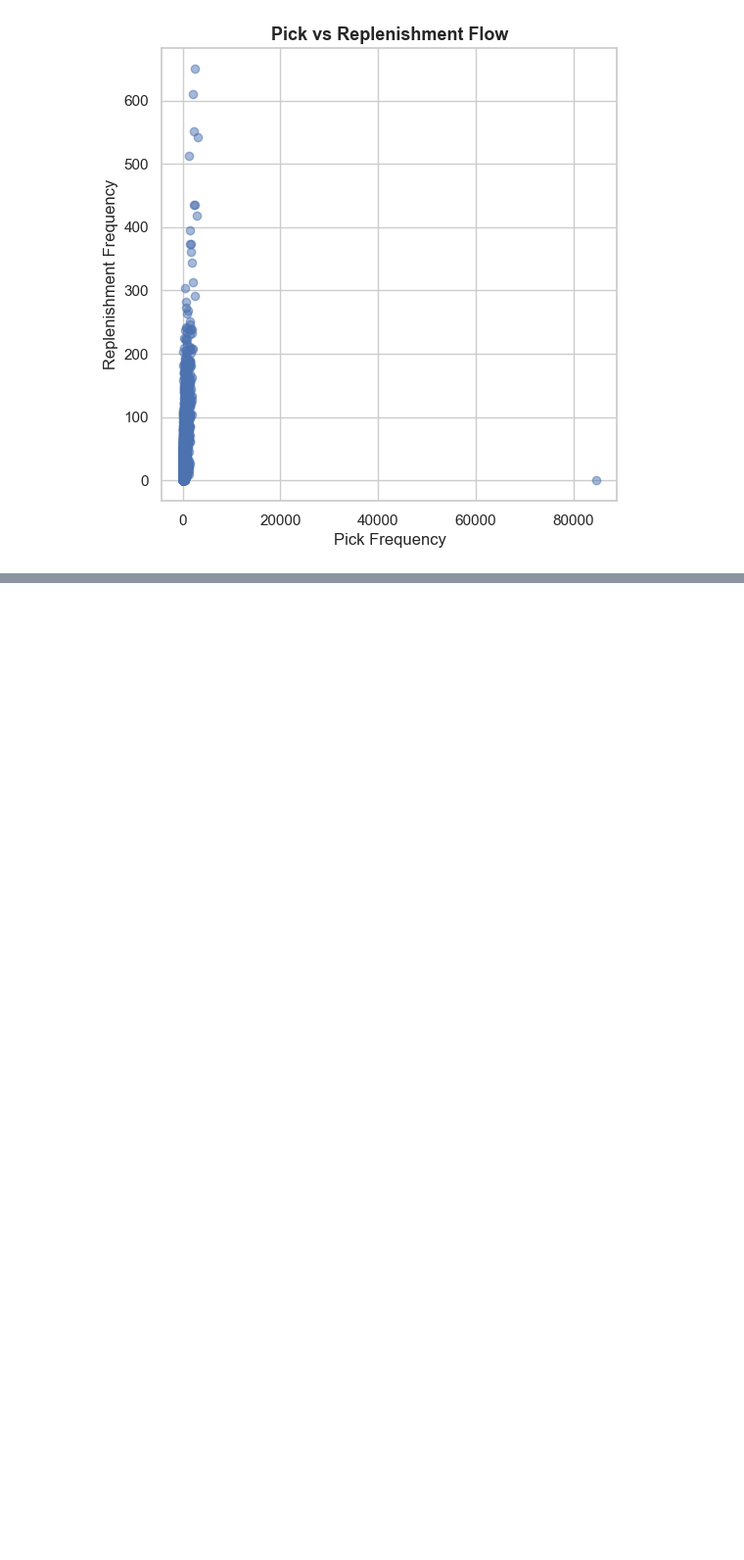
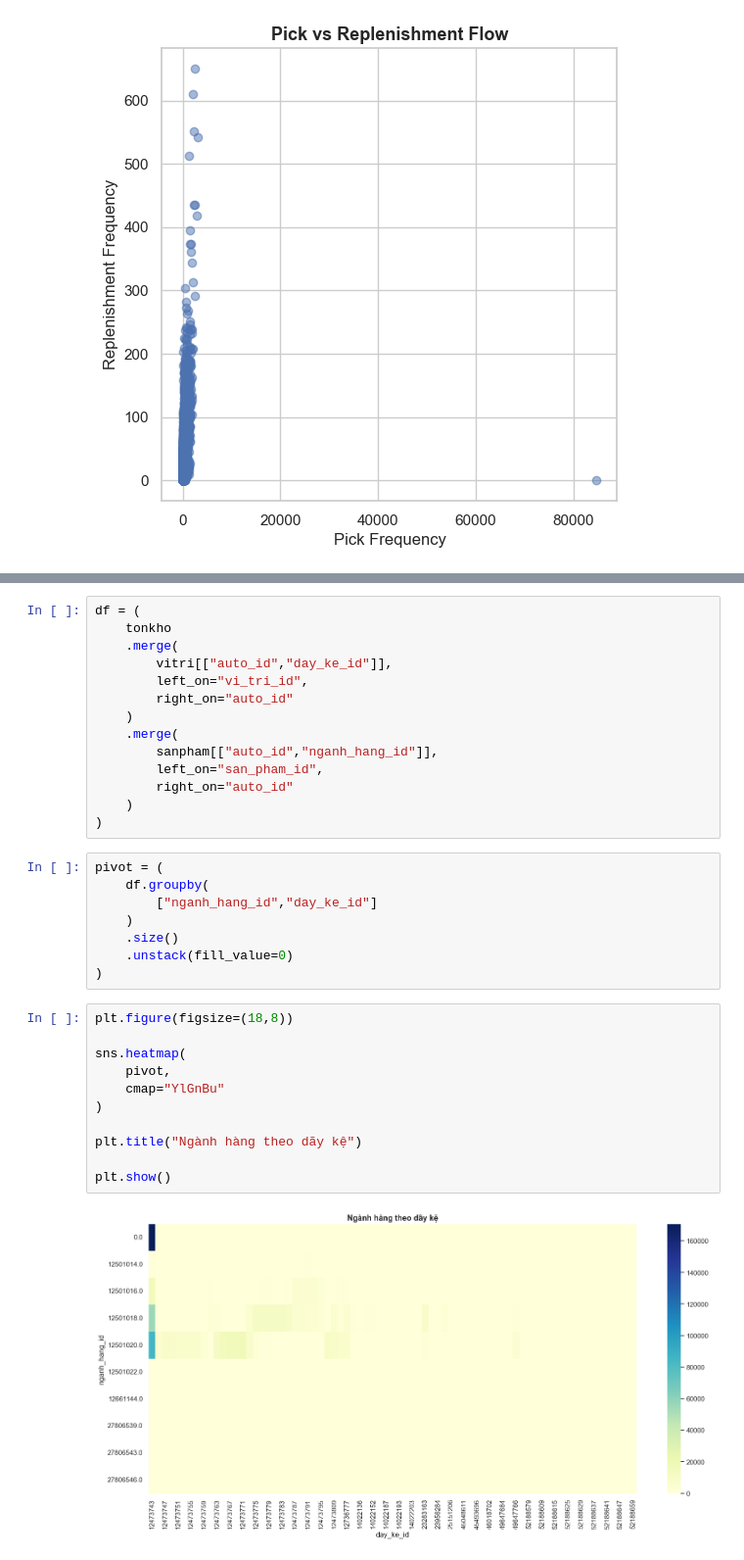
Before and after one commit to KhoaMChe/Warehouse_AI_optimization, a Jupyter notebook: notebooks/EDA.ipynb, the cells around one changed output, grey strips where cells are left out. Shown at 98% size. Saved outputs shown, nothing was run; the diff lists cells and outputs as text; blank space fills up the shorter version.

```diff
--- a/notebooks/analyze.ipynb
+++ b/notebooks/EDA.ipynb
@@ -903,0 +988,35 @@ plt.show()
+# %%
+df = (
+    tonkho
+    .merge(
+        vitri[["auto_id","day_ke_id"]],
+        left_on="vi_tri_id",
+        right_on="auto_id"
+    )
+    .merge(
+        sanpham[["auto_id","nganh_hang_id"]],
+        left_on="san_pham_id",
+        right_on="auto_id"
+    )
+)
+# %%
+pivot = (
+    df.groupby(
+        ["nganh_hang_id","day_ke_id"]
+    )
+    .size()
+    .unstack(fill_value=0)
+)
+# %%
+plt.figure(figsize=(18,8))
+
+sns.heatmap(
+    pivot,
+    cmap="YlGnBu"
+)
+
+plt.title("Ngành hàng theo dãy kệ")
+
+plt.show()
+# %% [output]
+[figure, added]
```
Also changed, not shown: parts of 30 cells of this notebook, 17 other files.
